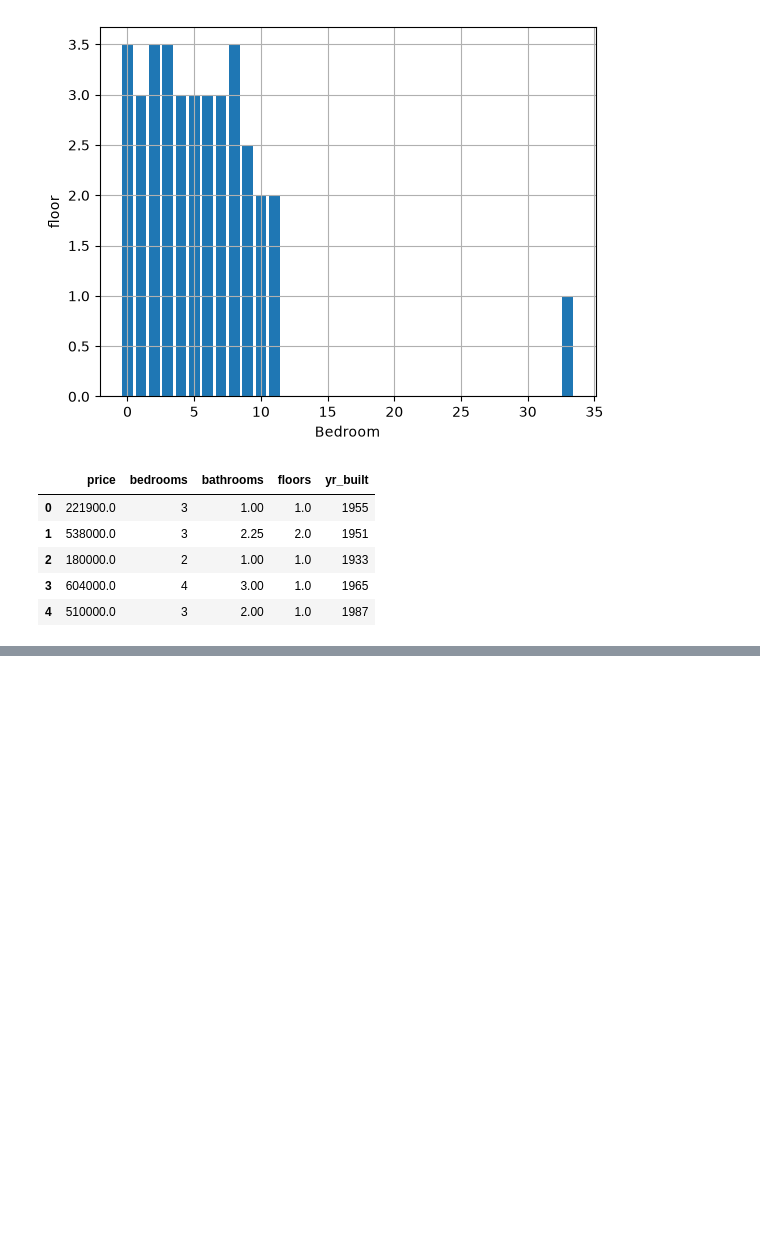
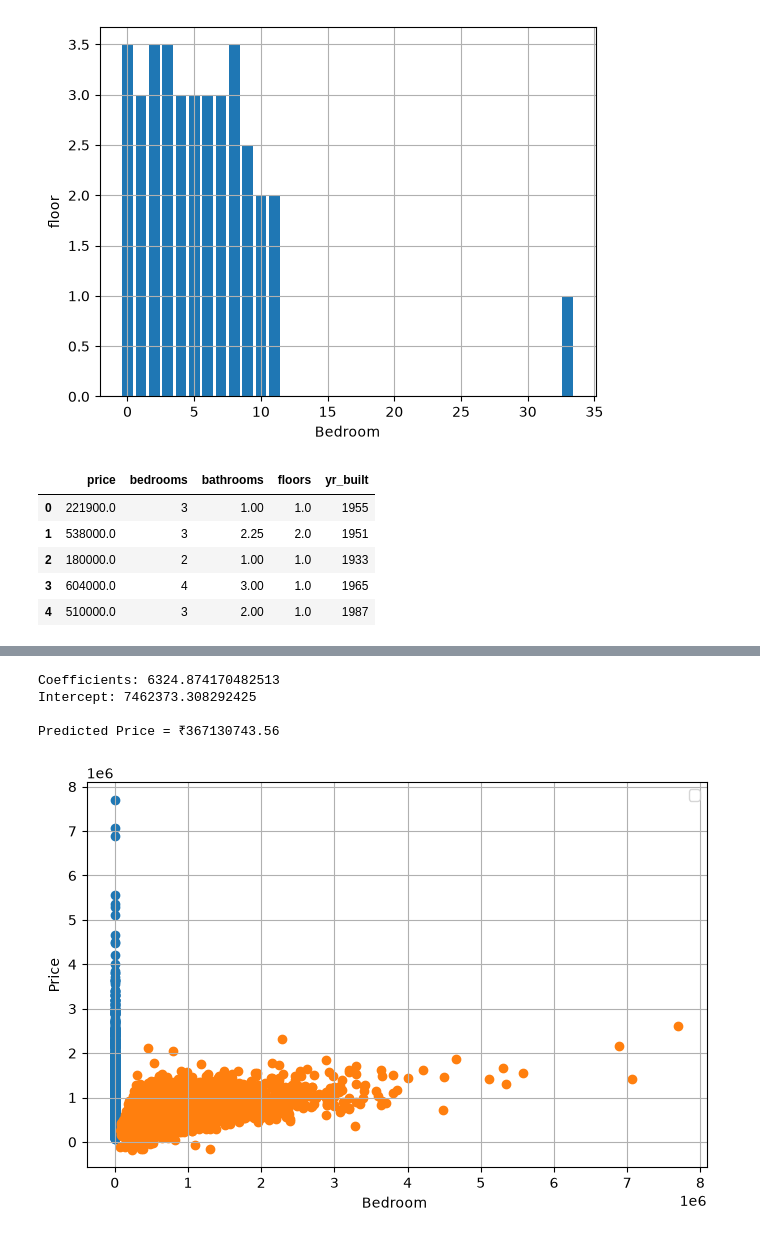
Before and after one commit to ankit-kr-maurya-82/Data-Science, a Jupyter notebook: day12.ipynb, the cells around one changed output, grey strips where cells are left out. Cells and saved outputs as stored; diff of their text form; code cells hidden in the pictures; blank space fills up the shorter version.

```diff
--- a/day12.ipynb
+++ b/day12.ipynb
@@ -509 +507,49 @@ Predicted Price = ₹593288514.89
 [figure]
+# %%
+
+# Dataset
+
+da=pd.DataFrame(df)
+
+
+x = da[["bedrooms","yr_built","bathrooms","floors"]]
+y = da["price"]
+
+
+model=LinearRegression()
+
+
+model.fit(x,y)
+
+
+print("Coefficients:", model.coef_[0])
+print("Intercept:", model.intercept_)
+
+
+bedrooms = float(input("Enter no. of bedroom: "))
+bathroom = float(input("Enter no. of bathroom: "))
+floors = int(input("Enter no. of floor : "))
+year = int(input("Enter no. of year : "))
+
+
+price = model.predict([[bedrooms, floors, year, bathroom]])
+
+
+print(f"\nPredicted Price = ₹{price[0]:.2f}")
+
+plt.figure(figsize=(8,5))
+plt.scatter(da["bedrooms"], df["price"])
+salary_pred = model.predict(x)
+plt.scatter(df["price"], salary_pred)
+plt.xlabel("Bedroom ")
+plt.ylabel("Price")
+# plt.title("Multiple Linear Regression")
+plt.grid()
+plt.legend()
+plt.show()
+# %% [output]
+Coefficients: 6324.874170482513
+Intercept: 7462373.308292425
+
+Predicted Price = ₹367130743.56
+[figure, added]
```
Also changed, not shown: parts of 5 cells of this notebook, 3 other files.
